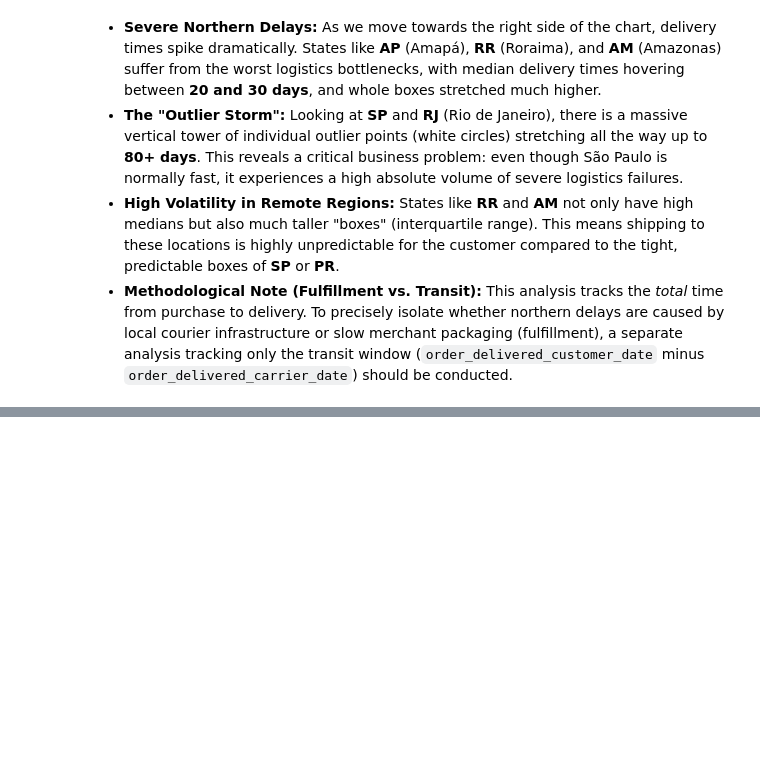
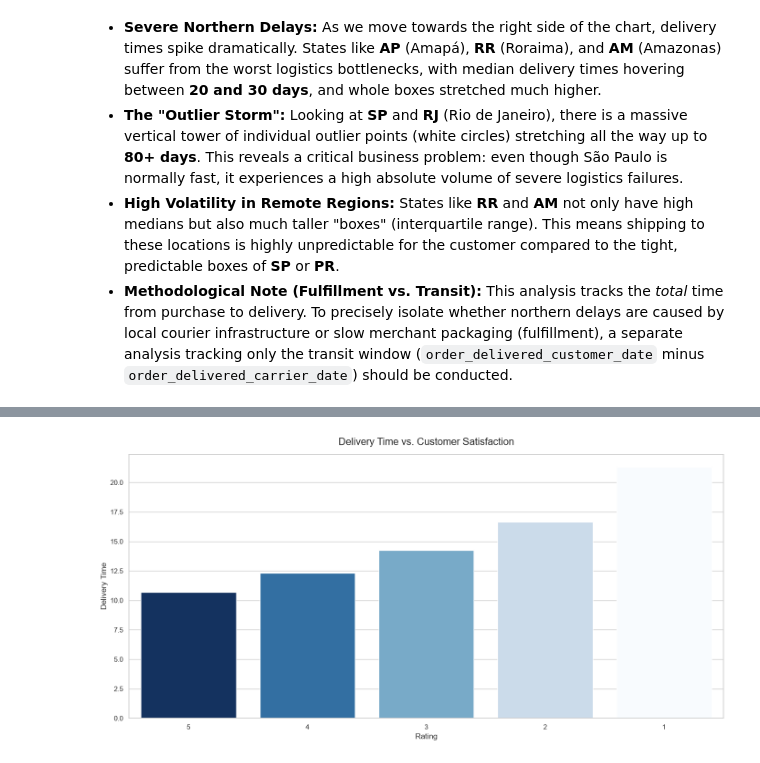
Before and after one commit to Chrzanisko/data-driven-ecommerce, a Jupyter notebook: notebooks/eda.ipynb, the cells around one changed output, grey strips where cells are left out. Saved outputs shown, nothing was run; the diff lists cells and outputs as text; code cells hidden in the pictures; blank space fills up the shorter version.

```diff
--- a/notebooks/eda.ipynb
+++ b/notebooks/eda.ipynb
@@ -228,0 +386,13 @@ plt.show()
+# %%
+query='''
+SELECT
+    r.review_score,
+    AVG(julianday(o.order_delivered_customer_date) - julianday(o.order_purchase_timestamp)) AS delivery_time
+FROM reviews r
+JOIN orders o on o.order_id=r.order_id
+WHERE o.order_status = 'delivered'
+GROUP BY r.review_score
+ORDER BY r.review_score desc ;
+'''
+df_delivery = pd.read_sql(query, engine)
+df_delivery.head()
@@ -228,0 +406,20 @@ plt.show()
+# %%
+plt.figure(figsize=(14, 7), facecolor='white')
+ax = sns.barplot(
+    data=df_delivery,
+    x='review_score',
+    y='delivery_time',
+    hue='review_score',
+    order=df_delivery['review_score'],
+    legend=False,
+    palette="Blues"
+)
+plt.title('Delivery Time vs. Customer Satisfaction', fontsize=16, pad=15)
+plt.xlabel('Rating', fontsize=12)
+plt.ylabel('Delivery Time', fontsize=12)
+plt.tight_layout()
+
+plt.savefig(os.path.join(images_dir, 'Delivery.png'))
+plt.show()
+# %% [output]
+[figure, added]
```
Also changed, not shown: parts of 21 cells of this notebook, 6 other files.
